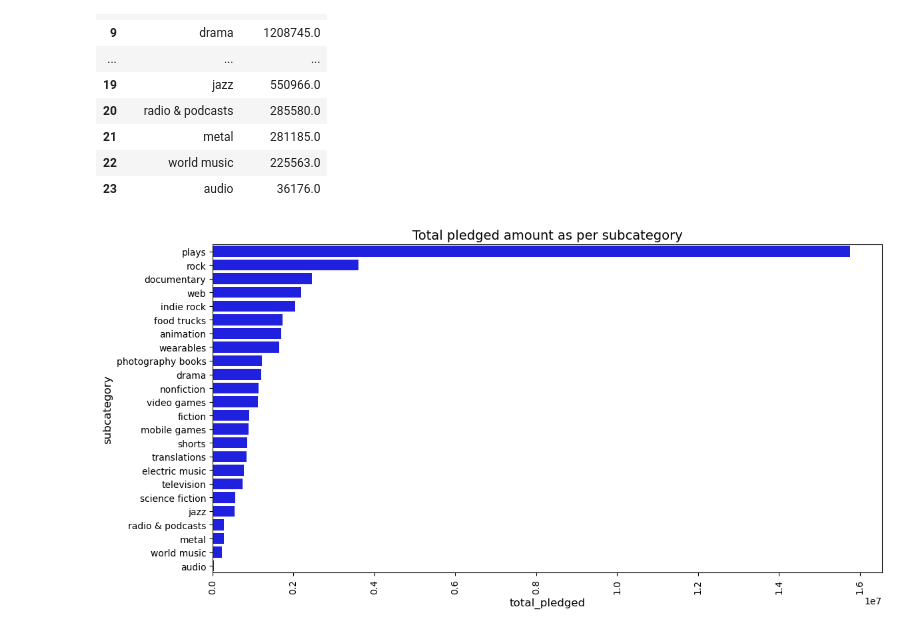
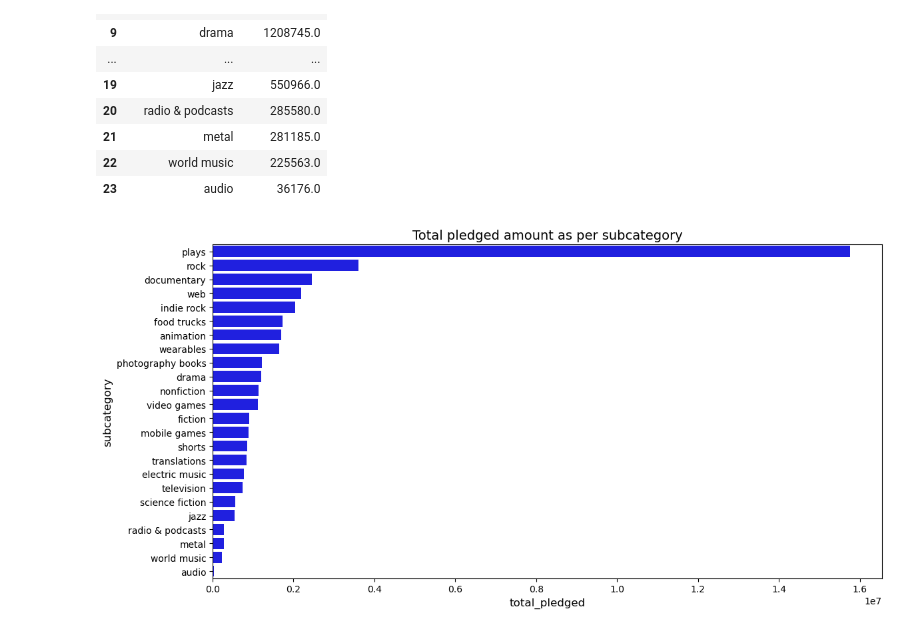
Before and after one commit to kuhladriana/Project_2--Group-03, a Jupyter notebook: Submission- Crowdfunding ETL/Notebooks/crowdfunding_analysis.ipynb, the cells around one changed output. Drawn from its saved outputs; the diff is of its cells as text; code cells hidden in the pictures.

```diff
--- a/Submission- Crowdfunding ETL/Notebooks/crowdfunding_analysis.ipynb
+++ b/Submission- Crowdfunding ETL/Notebooks/crowdfunding_analysis.ipynb
@@ -318,25 +312,22 @@ df
 # %%
 # Create the plot
 plt.figure(figsize=(12, 6))
 
 # Create a barplot using seaborn
 sns.barplot(x='total_pledged',y='subcategory', data=df, color='Blue')
 
 # Adding labels and title
 plt.ylabel('subcategory', fontsize=12)
 plt.xlabel('total_pledged', fontsize=12)
 plt.title('Total pledged amount as per subcategory', fontsize=14)
 
-# Rotate the x-axis labels for better readability
-plt.xticks(rotation=90)
-
-# Layout adjustment for better visibility
+# Layout
 plt.tight_layout()
 
 # Save the chart
 plt.savefig("Visualizations/Total_Pledged_Amount_Per_Subcategory.png", format='png')
 
 # Show the plot
 plt.show()
 # %% [output]
-[figure, old version]
+[figure, new version]
```
Also changed, not shown: parts of 6 cells of this notebook, 2 other files.
